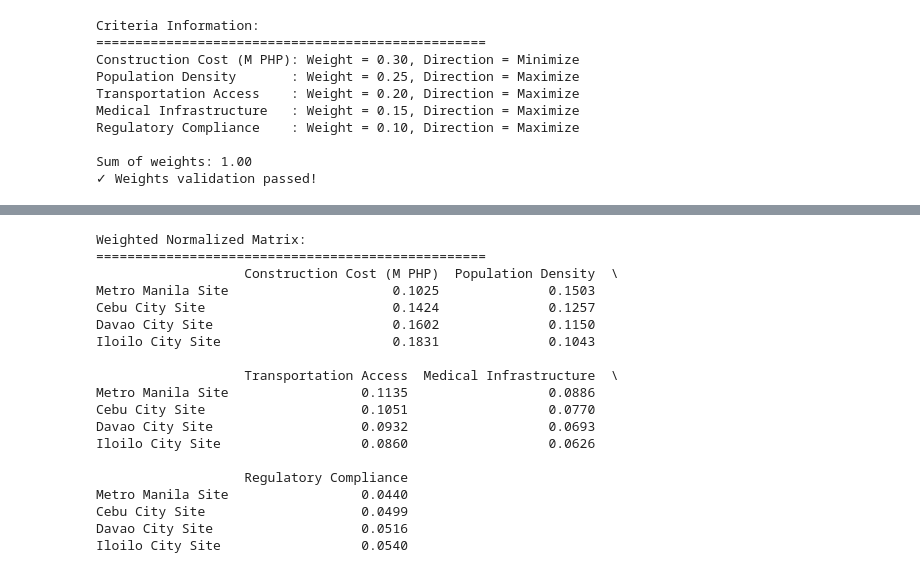
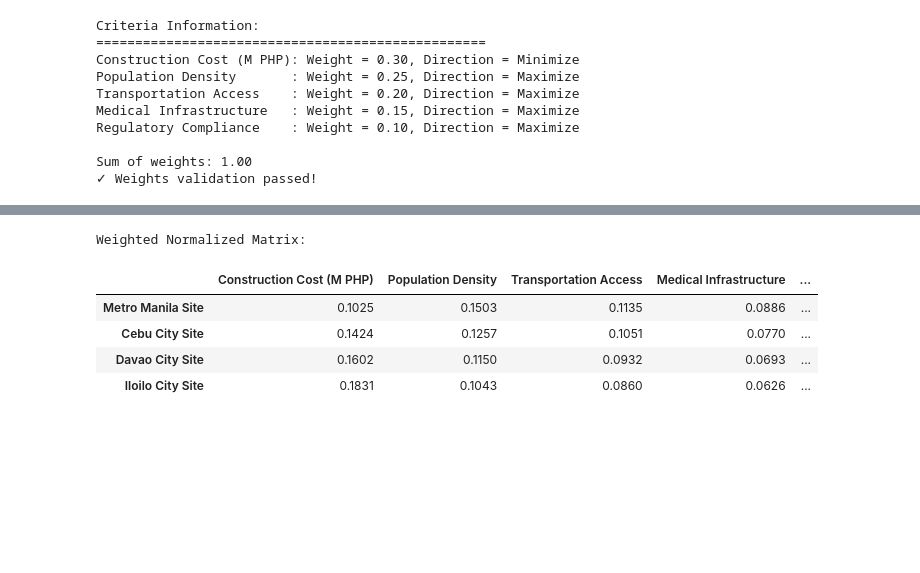
Before and after one commit to HecBanda/mcdm, a Jupyter notebook: notebooks/ntbk9 - ELECTRE.ipynb, the cells around one changed output, grey strips where cells are left out. Saved outputs shown, nothing was run; the diff lists cells and outputs as text; code cells hidden in the pictures; blank space fills up the shorter version.

```diff
--- a/notebooks/ntbk9 - ELECTRE.ipynb
+++ b/notebooks/ntbk9 - ELECTRE.ipynb
@@ -293,35 +296,21 @@ Iloilo City Site                  0.5397
 # %%
 # Step 2: Apply Weights to Create Weighted Normalized Matrix
 weighted_matrix = normalized_matrix * weights
 
 # Create DataFrame for weighted matrix
 df_weighted = pd.DataFrame(
     weighted_matrix, index=alternatives, columns=criteria
 )
 
 print("Weighted Normalized Matrix:")
-print("=" * 50)
-print(df_weighted)
+df_weighted
 # %% [output]
 Weighted Normalized Matrix:
-==================================================
-                   Construction Cost (M PHP)  Population Density  \
-Metro Manila Site                     0.1025              0.1503
-Cebu City Site                        0.1424              0.1257
-Davao City Site                       0.1602              0.1150
-Iloilo City Site                      0.1831              0.1043
-
-                   Transportation Access  Medical Infrastructure  \
-Metro Manila Site                 0.1135                  0.0886
-Cebu City Site                    0.1051                  0.0770
-Davao City Site                   0.0932                  0.0693
-Iloilo City Site                  0.0860                  0.0626
-
-                   Regulatory Compliance
-Metro Manila Site                 0.0440
-Cebu City Site                    0.0499
-Davao City Site                   0.0516
-Iloilo City Site                  0.0540
+|  | Construction Cost (M PHP) | Population Density | Transportation Access | Medical Infrastructure | ... |
+| Metro Manila Site | 0.1025 | 0.1503 | 0.1135 | 0.0886 | ... |
+| Cebu City Site | 0.1424 | 0.1257 | 0.1051 | 0.0770 | ... |
+| Davao City Site | 0.1602 | 0.1150 | 0.0932 | 0.0693 | ... |
+| Iloilo City Site | 0.1831 | 0.1043 | 0.0860 | 0.0626 | ... |
 # %%
 # Step 3: Calculate Concordance Index
 def calculate_concordance_matrix(weighted_matrix, weights):
```
Also changed, not shown: parts of 8 cells of this notebook, 1 other file.
